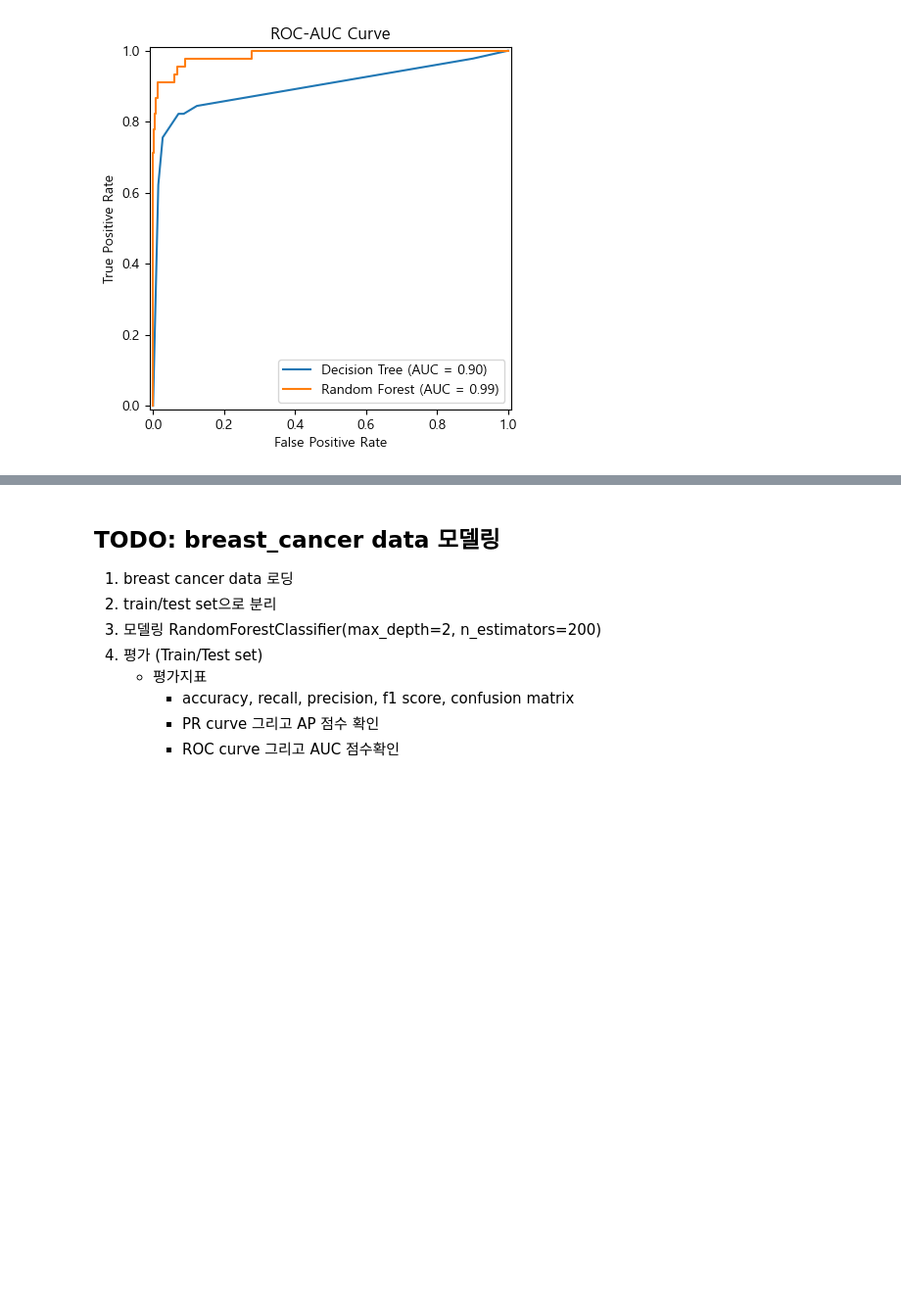
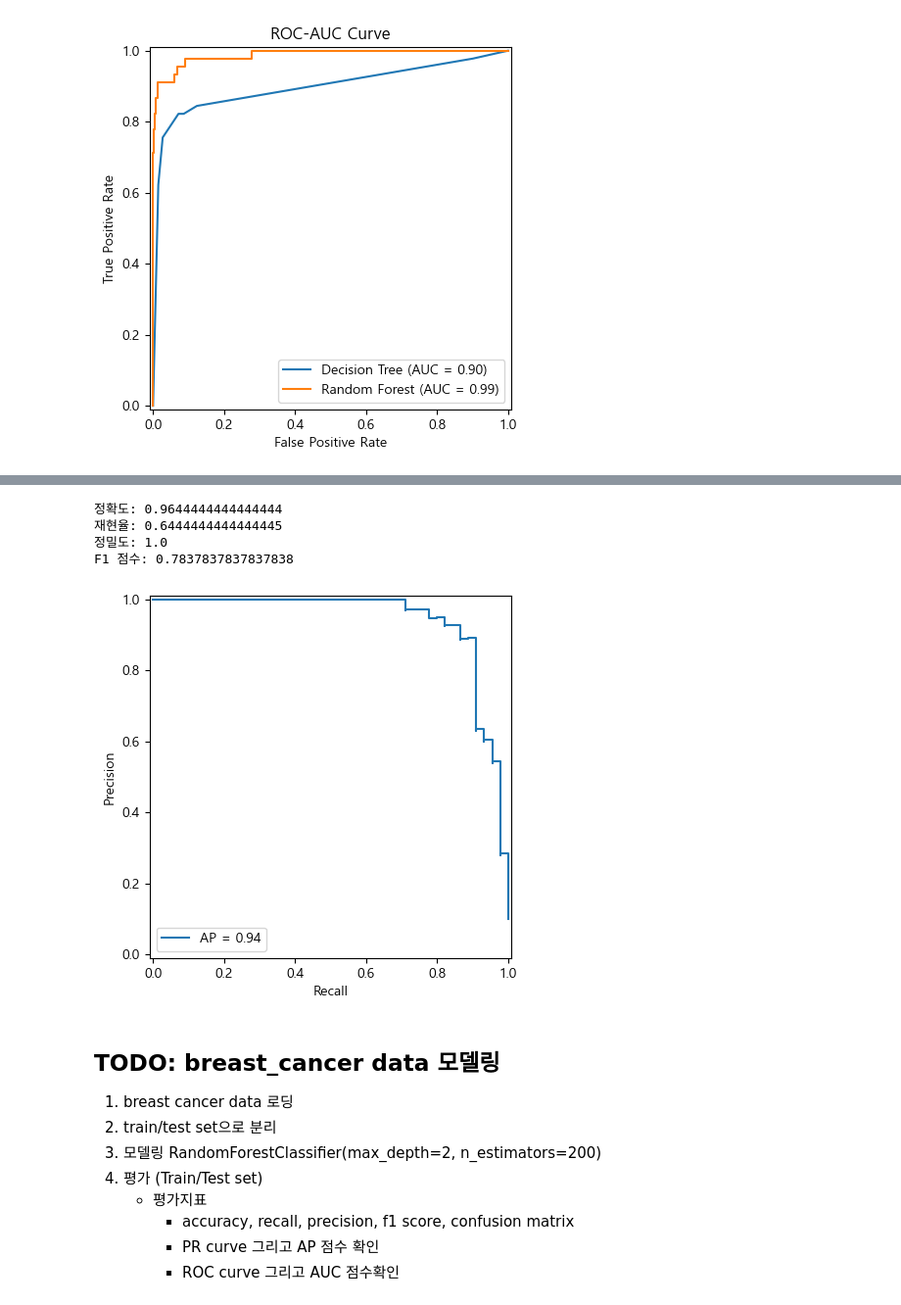
Before and after one commit to Wjaehyun/SKN21, a Jupyter notebook: 06_machine_learning/05_평가지표.ipynb, the cells around one changed output, grey strips where cells are left out. Shown at 98% size. Cells and saved outputs as stored; diff of their text form; code cells hidden in the pictures; blank space fills up the shorter version.

Commit message:
classification

```diff
--- a/06_machine_learning/05_평가지표.ipynb
+++ b/06_machine_learning/05_평가지표.ipynb
@@ -590,3 +595,16 @@ plot_confusion_matrix(y_test, pred_test_rfc, "Testset")
     - 추론한 X의 class를 반환
 - model.predict_proba(X)
     - 추론한 X의 class별 확률을 반환
+# %%
+from sklearn.tree import DecisionTreeClassifier
+from sklearn.ensemble import RandomForestClassifier
+
+# 모델 생성
+tree = DecisionTreeClassifier(max_depth=3)
+# 학습
+tree.fit(X_train, y_train)
+
+# 모델 생성
+rfc = RandomForestClassifier(n_estimators=200, max_depth=6, random_state=0)
+# 학습
+rfc.fit(X_train, y_train)
@@ -985,3 +1031,14 @@ Overwriting metrics.py
+# %%
+print_binary_classification_metrics(y_test, pred_test_rfc)#, test_proba_rfc)
+# %% [output]
+정확도: 0.9644444444444444
+재현율: 0.6444444444444445
+정밀도: 1.0
+F1 점수: 0.7837837837837838
+# %%
+metrics.plot_precision_recall_curve(y_test, test_proba_rfc)
+# %% [output]
+[figure, added]
 # %% [markdown]
 ## TODO: breast_cancer data 모델링
 
```
Also changed, not shown: parts of 71 cells of this notebook, 1 other file.
